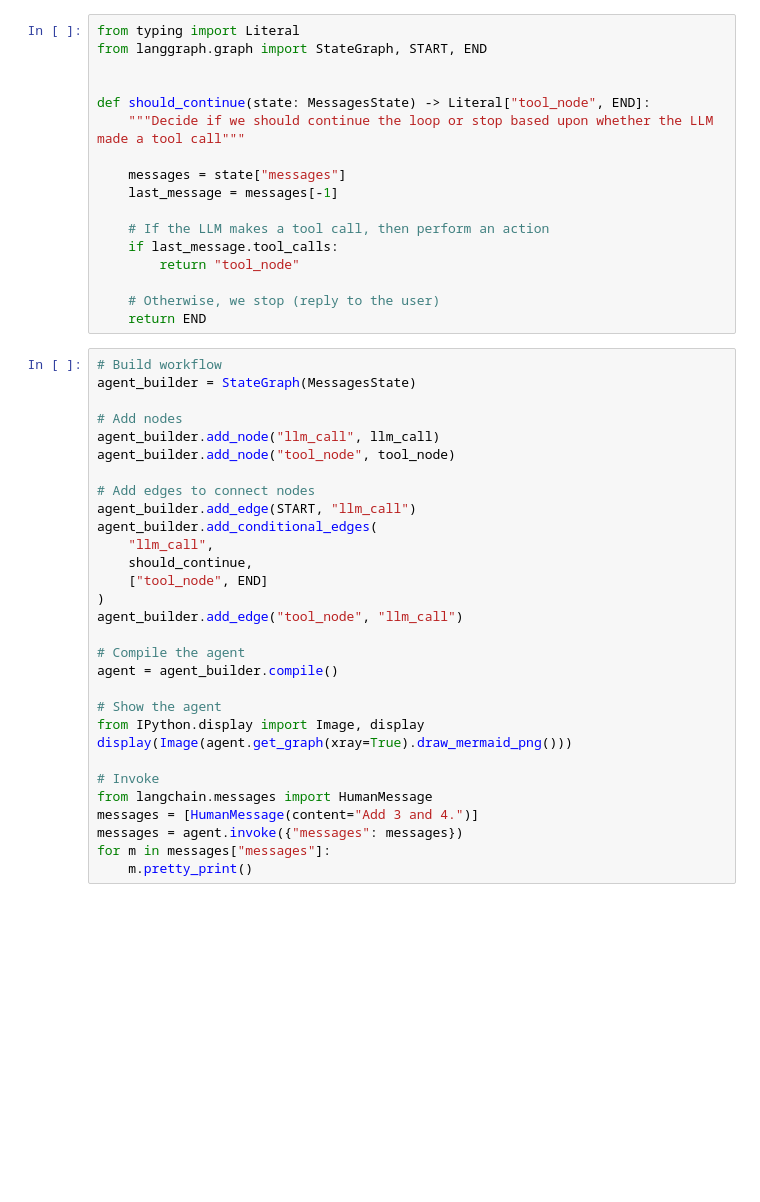
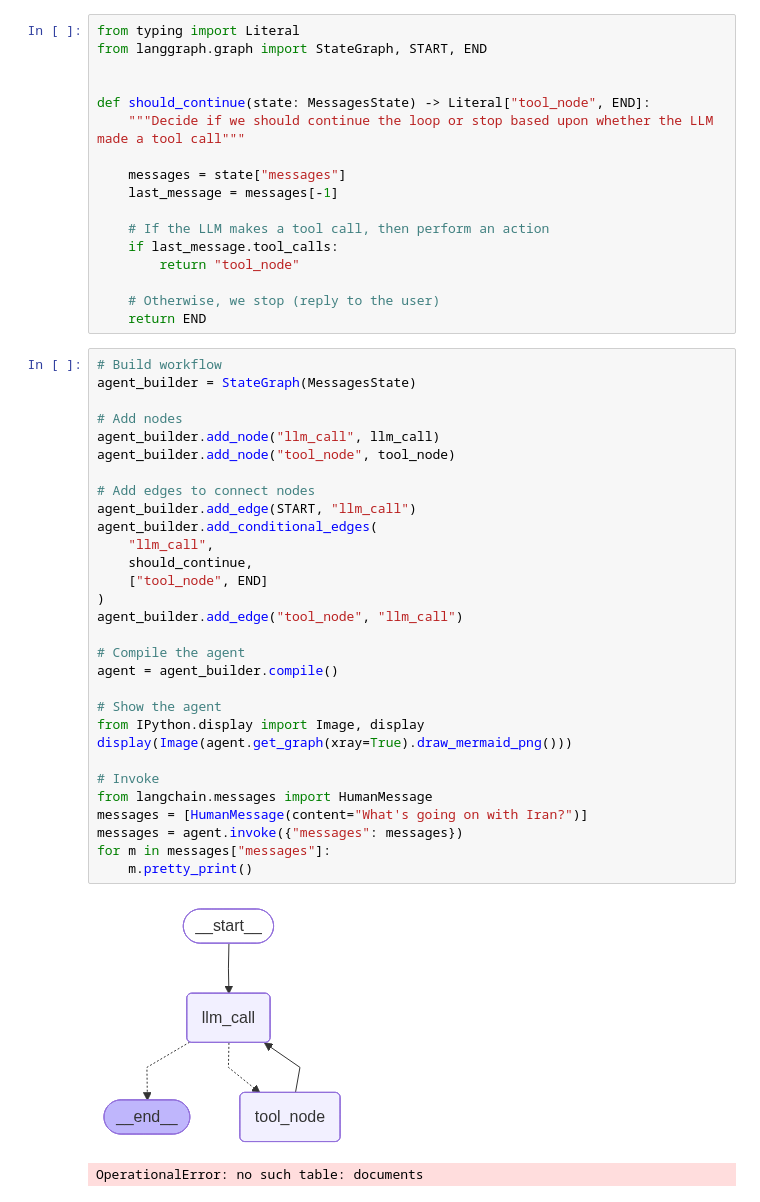
Before and after one commit to Geelit989/ai-osint-briefing-agent, a Jupyter notebook: notebooks/agent.ipynb, the cells around one changed output. Drawn from its saved outputs; the diff is of its cells as text; blank space fills up the shorter version.

```diff
--- a/notebooks/agent.ipynb
+++ b/notebooks/agent.ipynb
@@ -159,30 +165,33 @@ def should_continue(state: MessagesState) -> Literal["tool_node", END]:
 # %%
 # Build workflow
 agent_builder = StateGraph(MessagesState)
 
 # Add nodes
 agent_builder.add_node("llm_call", llm_call)
 agent_builder.add_node("tool_node", tool_node)
 
 # Add edges to connect nodes
 agent_builder.add_edge(START, "llm_call")
 agent_builder.add_conditional_edges(
     "llm_call",
     should_continue,
     ["tool_node", END]
 )
 agent_builder.add_edge("tool_node", "llm_call")
 
 # Compile the agent
 agent = agent_builder.compile()
 
 # Show the agent
 from IPython.display import Image, display
 display(Image(agent.get_graph(xray=True).draw_mermaid_png()))
 
 # Invoke
 from langchain.messages import HumanMessage
-messages = [HumanMessage(content="Add 3 and 4.")]
+messages = [HumanMessage(content="What's going on with Iran?")]
 messages = agent.invoke({"messages": messages})
 for m in messages["messages"]:
     m.pretty_print()
+# %% [output]
+[figure, added]
+OperationalError: no such table: documents
```
Also changed, not shown: parts of 1 cell of this notebook, 1 other file.
